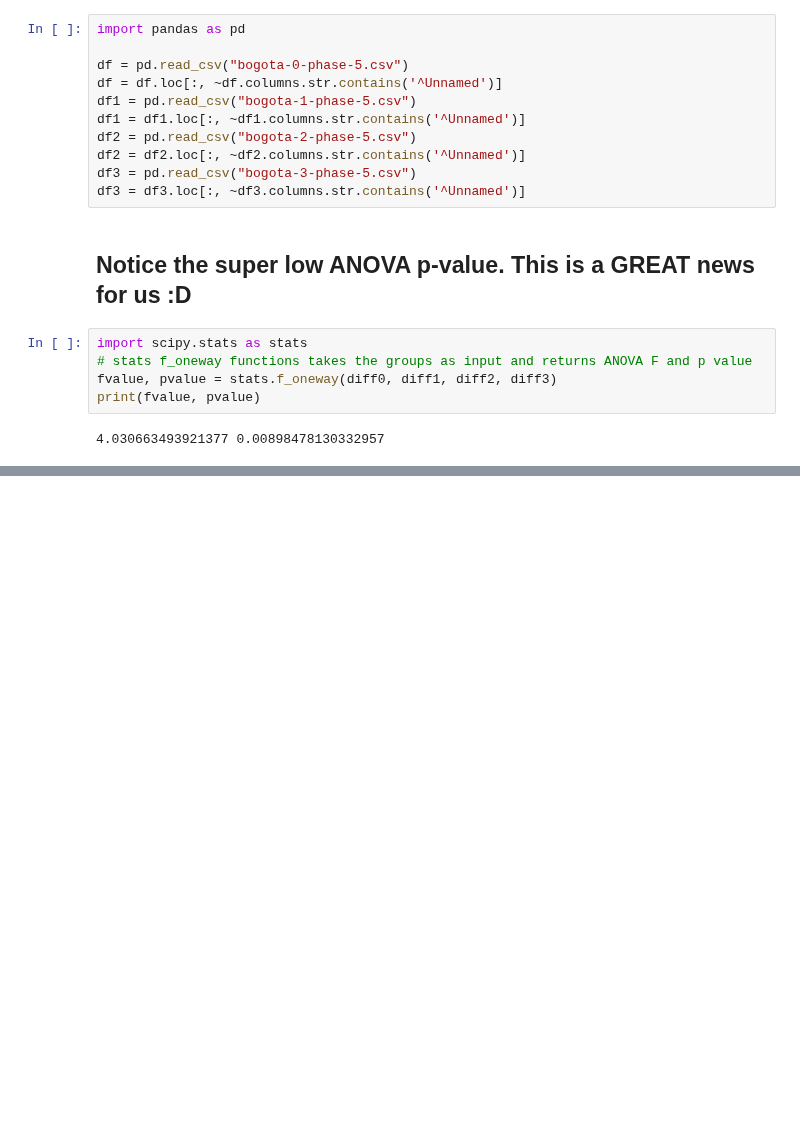
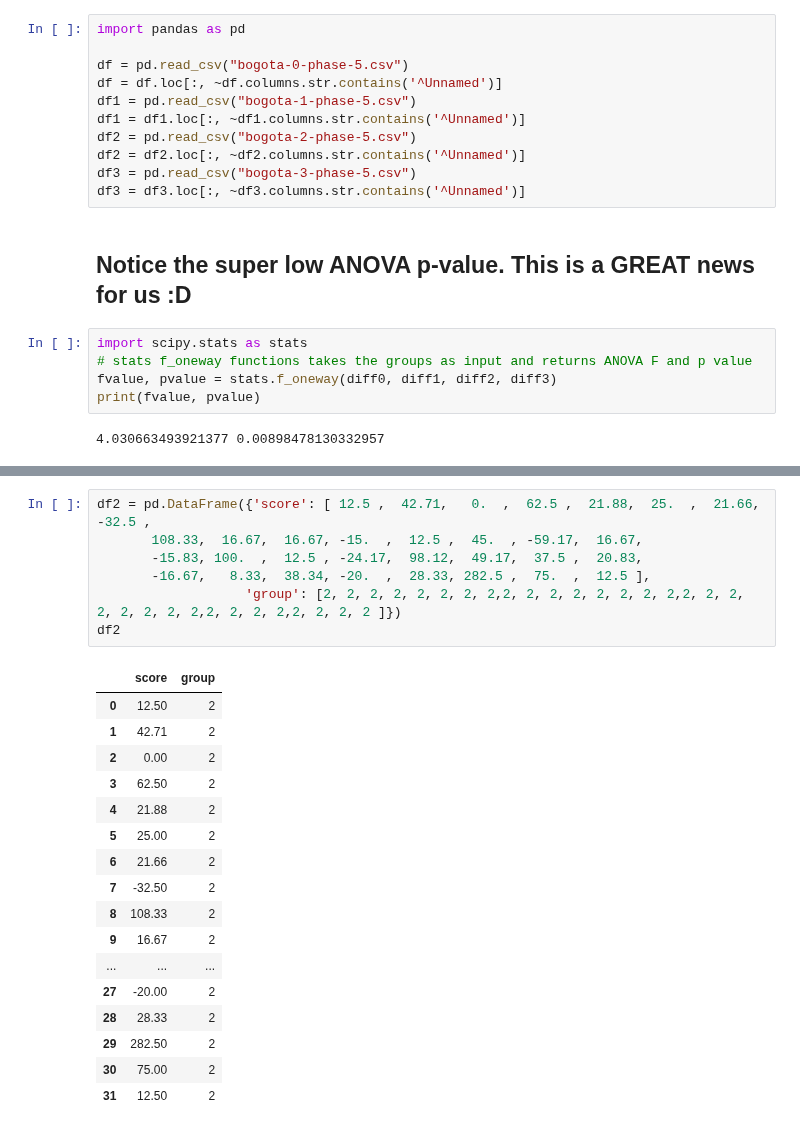
Before and after one commit to ironhacks/spring-2017-analysis, a Jupyter notebook: analysis/Spring-2017-Final.ipynb, the cells around one changed output, grey strips where cells are left out. Cells and saved outputs as stored; diff of their text form; blank space fills up the shorter version.

```diff
--- a/analysis/Spring-2017-Final.ipynb
+++ b/analysis/Spring-2017-Final.ipynb
@@ -586,0 +558,25 @@ df3[['Hack', 'Total Score']].head(5)
+# %%
+df2 = pd.DataFrame({'score': [ 12.5 ,  42.71,   0.  ,  62.5 ,  21.88,  25.  ,  21.66, -32.5 ,
+       108.33,  16.67,  16.67, -15.  ,  12.5 ,  45.  , -59.17,  16.67,
+       -15.83, 100.  ,  12.5 , -24.17,  98.12,  49.17,  37.5 ,  20.83,
+       -16.67,   8.33,  38.34, -20.  ,  28.33, 282.5 ,  75.  ,  12.5 ],
+                   'group': [2, 2, 2, 2, 2, 2, 2, 2,2, 2, 2, 2, 2, 2, 2, 2,2, 2, 2, 2, 2, 2, 2, 2,2, 2, 2, 2,2, 2, 2, 2 ]})
+df2
+# %% [output]
+|  | score | group |
+| 0 | 12.50 | 2 |
+| 1 | 42.71 | 2 |
+| 2 | 0.00 | 2 |
+| 3 | 62.50 | 2 |
+| 4 | 21.88 | 2 |
+| 5 | 25.00 | 2 |
+| 6 | 21.66 | 2 |
+| 7 | -32.50 | 2 |
+| 8 | 108.33 | 2 |
+| 9 | 16.67 | 2 |
+| ... | ... | ... |
+| 27 | -20.00 | 2 |
+| 28 | 28.33 | 2 |
+| 29 | 282.50 | 2 |
+| 30 | 75.00 | 2 |
+| 31 | 12.50 | 2 |
```
Also changed, not shown: parts of 14 cells of this notebook.
